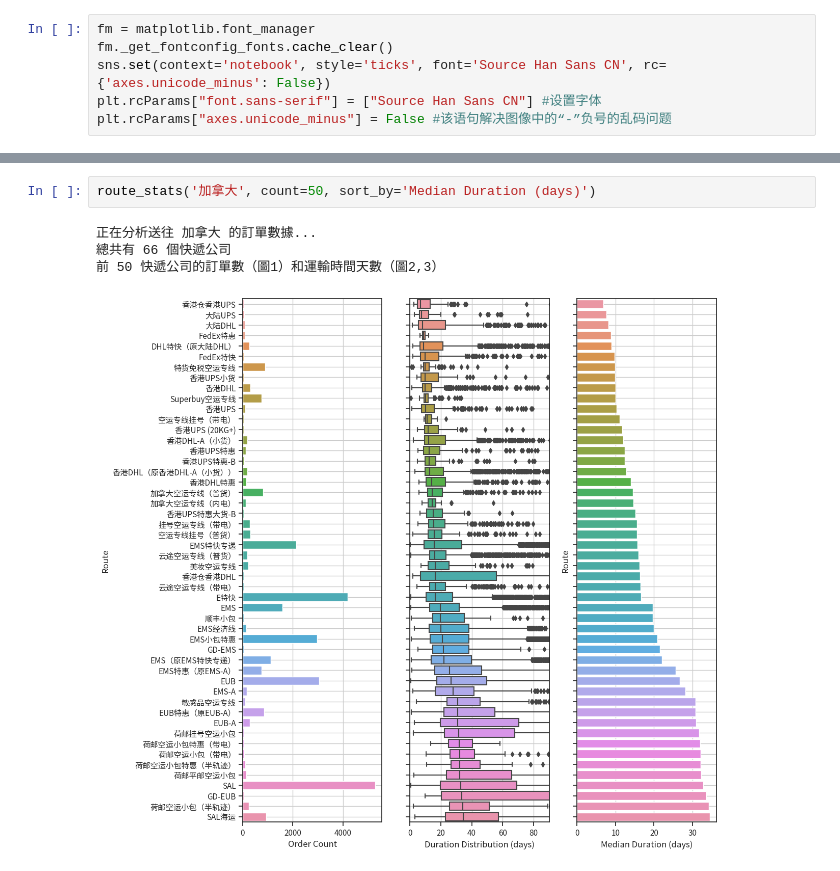
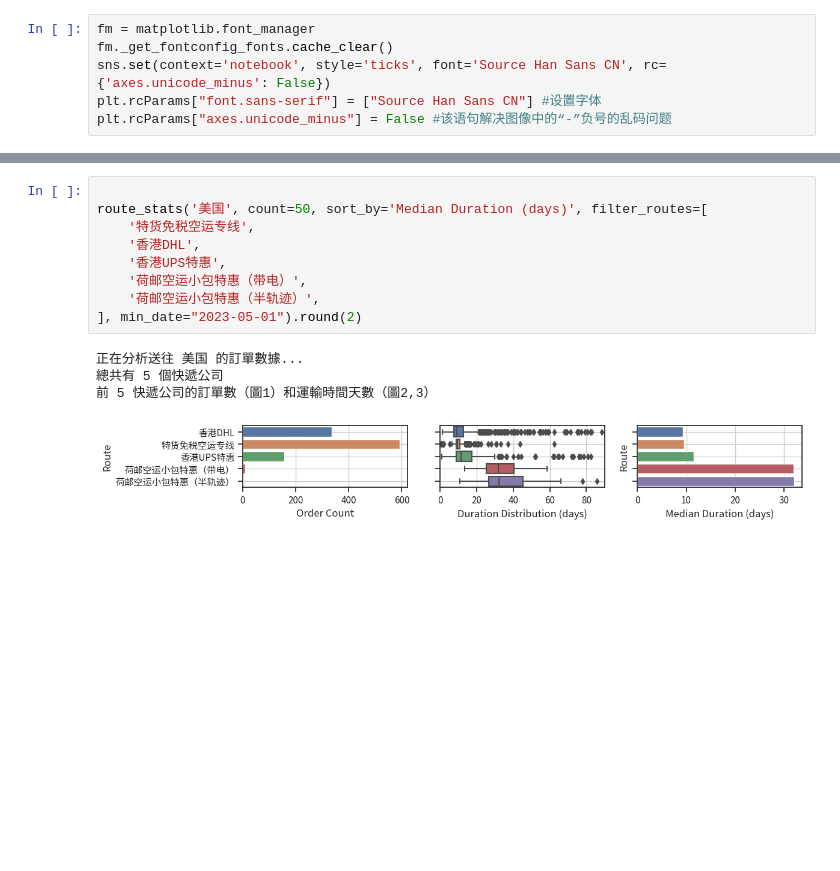
Before and after one commit to hykilpikonna/Superbuy, a Jupyter notebook: analysis.ipynb, the cells around one changed output, grey strips where cells are left out. Drawn from its saved outputs; the diff is of its cells as text; blank space fills up the shorter version.

```diff
--- a/analysis.ipynb
+++ b/analysis.ipynb
@@ -161,7 +300,14 @@ route_stats('加拿大', count=50)
-# %%
-route_stats('加拿大', count=50, sort_by='Median Duration (days)')
-# %% [output]
-正在分析送往 加拿大 的訂單數據...
-總共有 66 個快遞公司
-前 50 快遞公司的訂單數（圖1）和運輸時間天數（圖2,3）
-[figure, removed]
+# %%
+
+route_stats('美国', count=50, sort_by='Median Duration (days)', filter_routes=[
+    '特货免税空运专线',
+    '香港DHL',
+    '香港UPS特惠',
+    '荷邮空运小包特惠（带电）',
+    '荷邮空运小包特惠（半轨迹）',
+], min_date="2023-05-01").round(2)
+# %% [output]
+正在分析送往 美国 的訂單數據...
+總共有 5 個快遞公司
+前 5 快遞公司的訂單數（圖1）和運輸時間天數（圖2,3）
+[figure, added]
```
Also changed, not shown: parts of 10 cells of this notebook.
